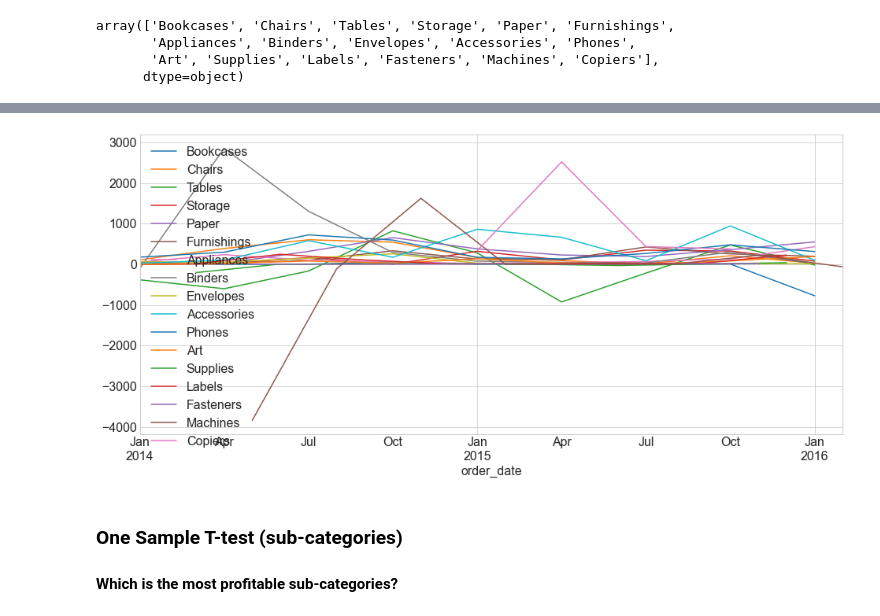
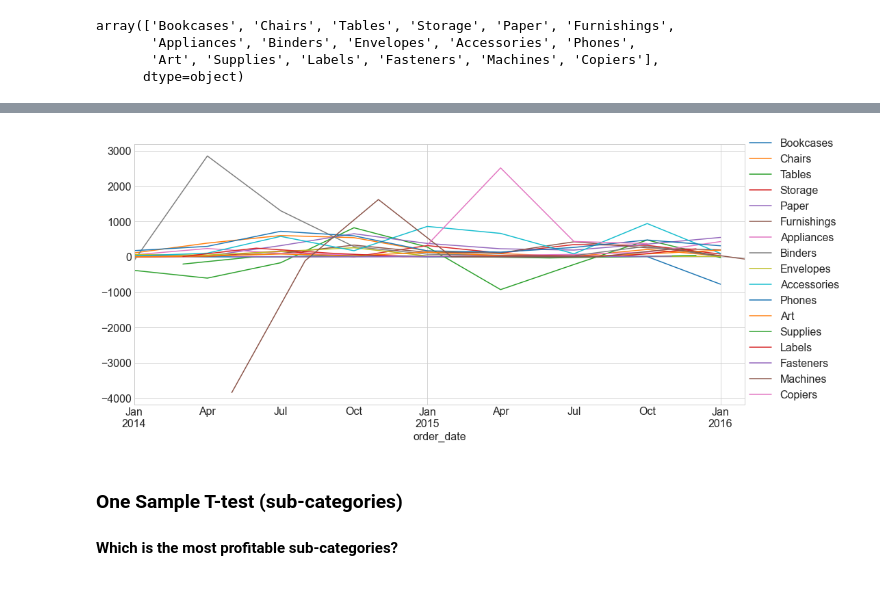
Before and after one commit to superstore-stephen-jesse/superstor-time-series-project, a Jupyter notebook: explore_stephen.ipynb, the cells around one changed output, grey strips where cells are left out. Drawn from its saved outputs; the diff is of its cells as text; code cells hidden in the pictures.

```diff
--- a/explore_stephen.ipynb
+++ b/explore_stephen.ipynb
@@ -311,12 +391,12 @@ array(['Bookcases', 'Chairs', 'Tables', 'Storage', 'Paper', 'Furnishings',
 # %%
 # Sub-category profit every 3 months
 
 for cat in train.sub_category.unique():
     sample = train[train.sub_category == cat]
     sample.resample('3M').profit.sum().plot(label = cat)
-    plt.legend()
+    plt.legend(loc = (1.0, 0.0))
 # %% [output]
-[figure, old version]
+[figure, new version]
 # %% [markdown]
 ### One Sample T-test (sub-categories)
 
```
Also changed, not shown: parts of 34 cells of this notebook.
